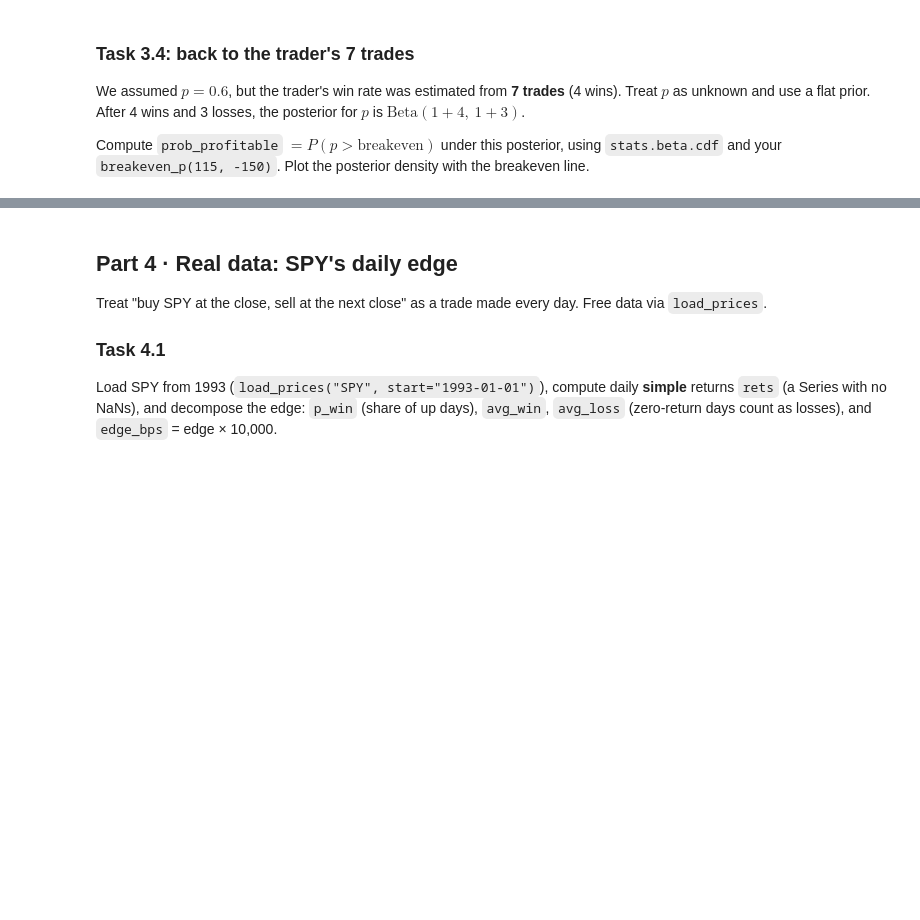
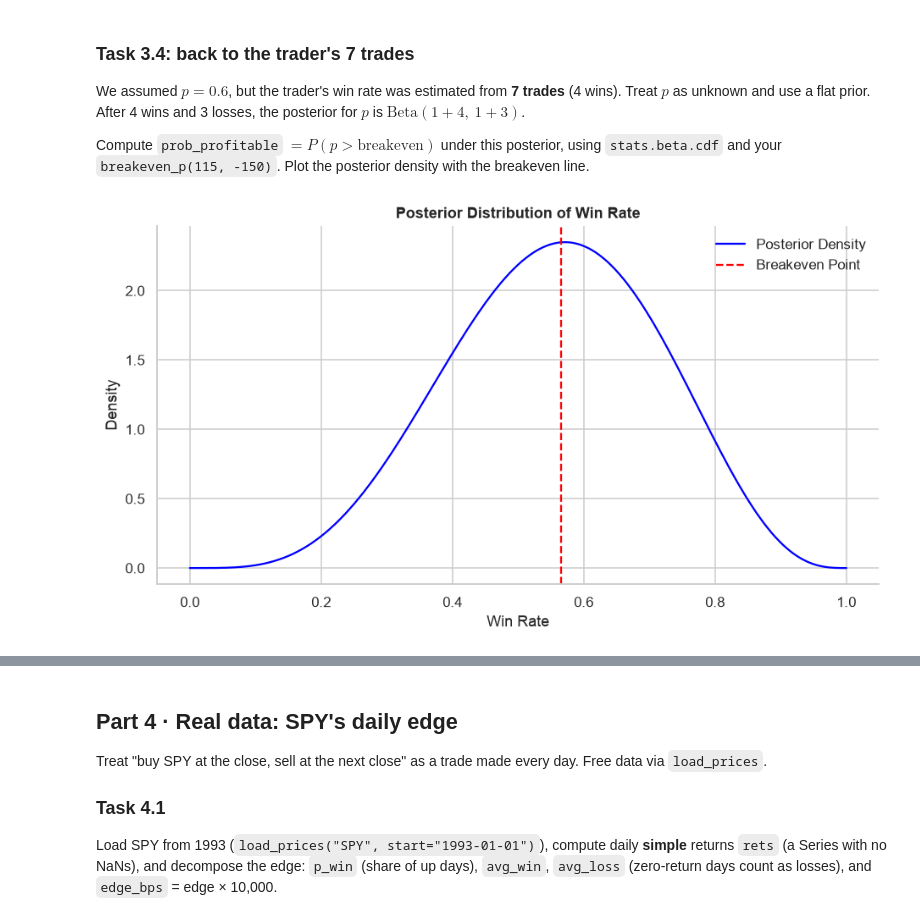
Before and after one commit to giomil1998/quant-guild-study, a Jupyter notebook: notebooks/02_statistics_in_trading/statistics_in_trading.ipynb, the cells around one changed output, grey strips where cells are left out. Saved outputs shown, nothing was run; the diff lists cells and outputs as text; code cells hidden in the pictures; blank space fills up the shorter version.

```diff
--- a/notebooks/02_statistics_in_trading/statistics_in_trading.ipynb
+++ b/notebooks/02_statistics_in_trading/statistics_in_trading.ipynb
@@ -258,9 +284,21 @@ We assumed $p = 0.6$, but the trader's win rate was estimated from **7 trades**
 
 Compute `prob_profitable` $= P(p > \text{breakeven})$ under this posterior, using `stats.beta.cdf` and your `breakeven_p(115, -150)`. Plot the posterior density with the breakeven line.
 # %%
-prob_profitable = None  # TODO
+prob_profitable = 1 - stats.beta.cdf(breakeven_p(115, -150), 1+4, 1+3)
 
-# TODO: plot posterior density and breakeven line
+# plot posterior density and breakeven line
+plt.figure(figsize=(10, 5))
+x = np.linspace(0, 1, 1000)
+posterior_density = stats.beta.pdf(x, 1+4, 1+3)
+plt.plot(x, posterior_density, label='Posterior Density', color='blue')
+plt.axvline(breakeven_p(115, -150), color='red', linestyle='--', label='Breakeven Point')
+plt.xlabel('Win Rate')
+plt.ylabel('Density')
+plt.title('Posterior Distribution of Win Rate')
+plt.legend()
+plt.show()
+# %% [output]
+[figure, added]
 # %%
 check.task3_4(prob_profitable)
 # %% [output]
```
Also changed, not shown: parts of 19 cells of this notebook, 1 other file.
